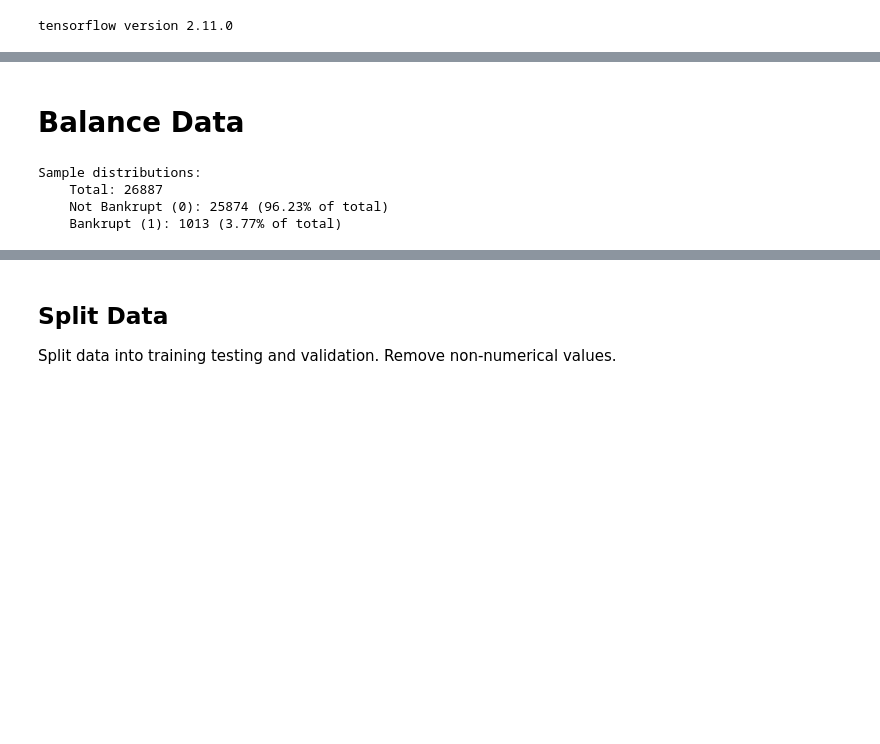
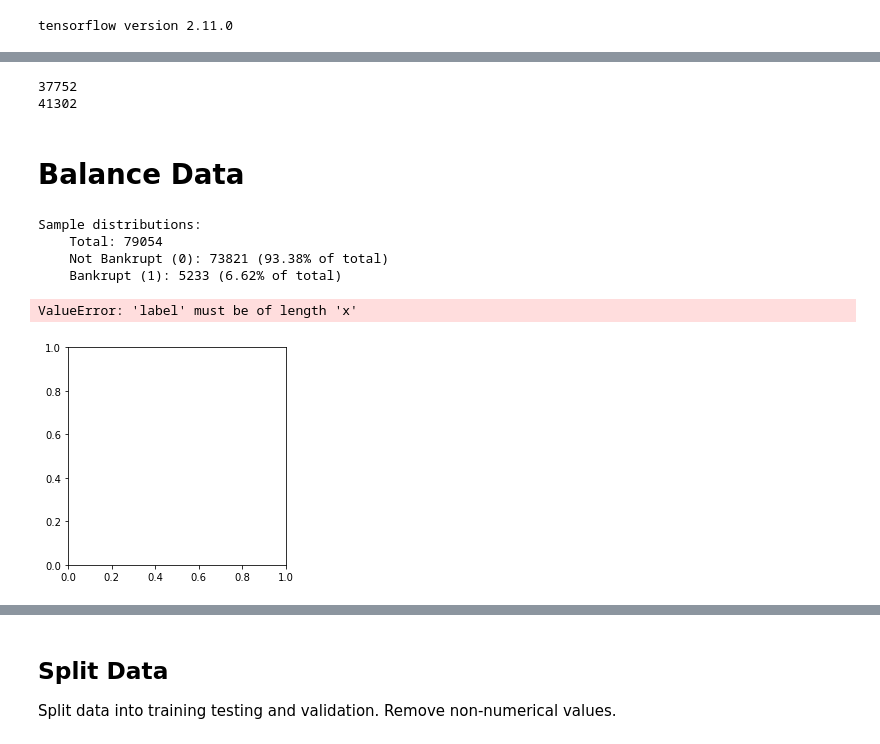
Before and after one commit to EvanaHolevas/going-concern-198, a Jupyter notebook: bankruptcy_going_concern.ipynb, the cells around one changed output, grey strips where cells are left out. Saved outputs shown, nothing was run; the diff lists cells and outputs as text; code cells hidden in the pictures; blank space fills up the shorter version.

Commit message:
NN, What-If, Feature Correlation
- created different NN to compare different hyperparms
- point-biserial correlation matrix
- graphs

```diff
--- a/bankruptcy_going_concern.ipynb
+++ b/bankruptcy_going_concern.ipynb
@@ -26,0 +67,9 @@ bank_data.head()
+# %%
+going = X[bank_data['GOING_CONCERN'] == 0.0]
+not_going = X[bank_data['GOING_CONCERN'] == 1.0]
+
+print(len(going))
+print(len(not_going))
+# %% [output]
+37752
+41302
@@ -27,12 +80,22 @@ bank_data.head()
 # %% [markdown]
 # Balance Data
 # %%
-neg, pos = np.bincount(bank_data['status'])
+neg, pos = np.bincount(numerical_only['status'])
 total = neg + pos
 print('Sample distributions:\n    Total: {}\n    Not Bankrupt (0): {} ({:.2f}% of total)\n    Bankrupt (1): {} ({:.2f}% of total)'.format(
     total, neg, (100 * neg) / total, pos, (100 * pos) / total))
 # %% [output]
 Sample distributions:
-    Total: 26887
-    Not Bankrupt (0): 25874 (96.23% of total)
-    Bankrupt (1): 1013 (3.77% of total)
+    Total: 79054
+    Not Bankrupt (0): 73821 (93.38% of total)
+    Bankrupt (1): 5233 (6.62% of total)
+# %%
+import matplotlib.pyplot as plt
+pie_labels = ['Not Bankrupt', 'Bankrupt']
+plt.pie([neg, pos], labels=labels, autopct='%1.1f%%', shadow=True, startangle=90)
+plt.title('Distribution of Bankruptcies')
+
+plt.show()
+# %% [output]
+ValueError: 'label' must be of length 'x'
+[figure, added]
```
Also changed, not shown: parts of 146 cells of this notebook, 26 other files.
